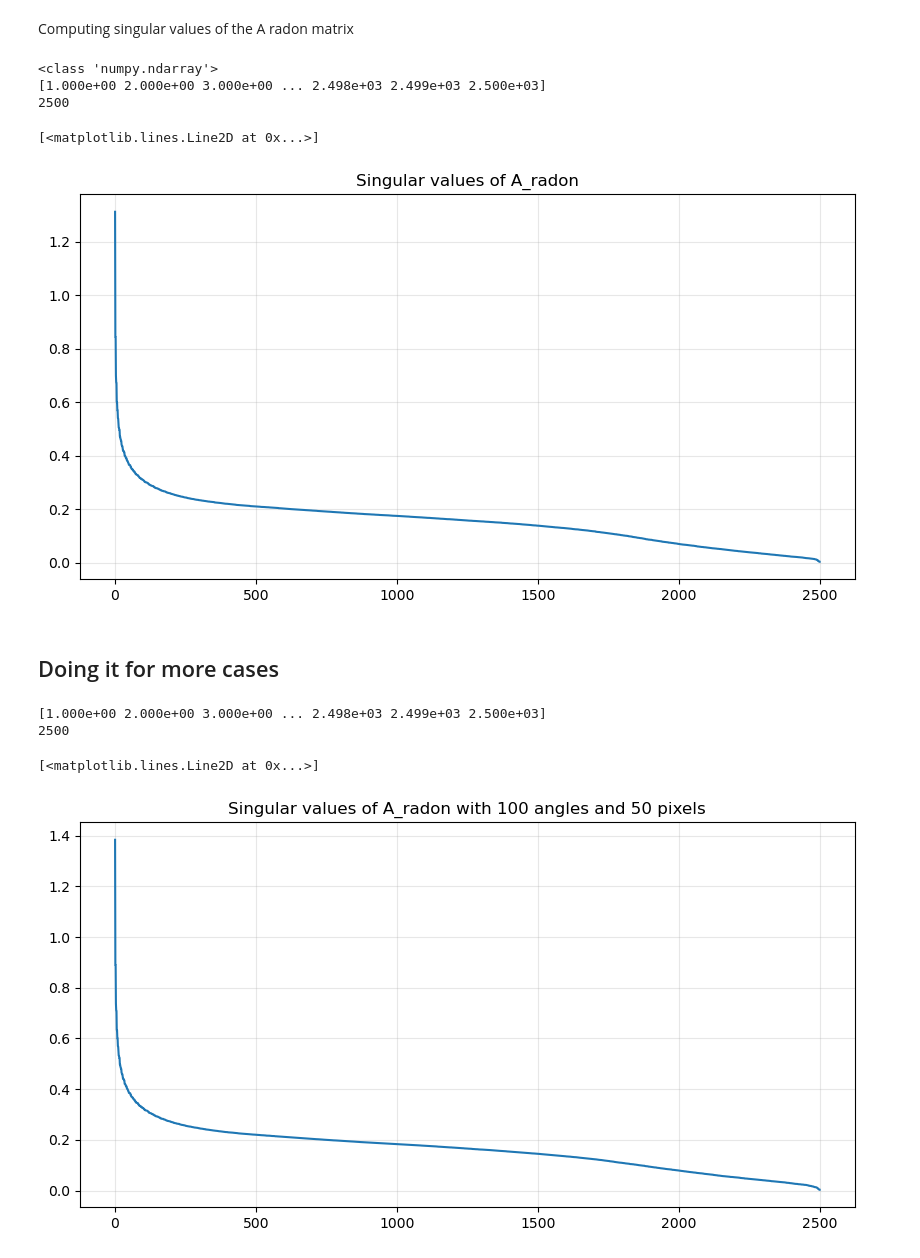
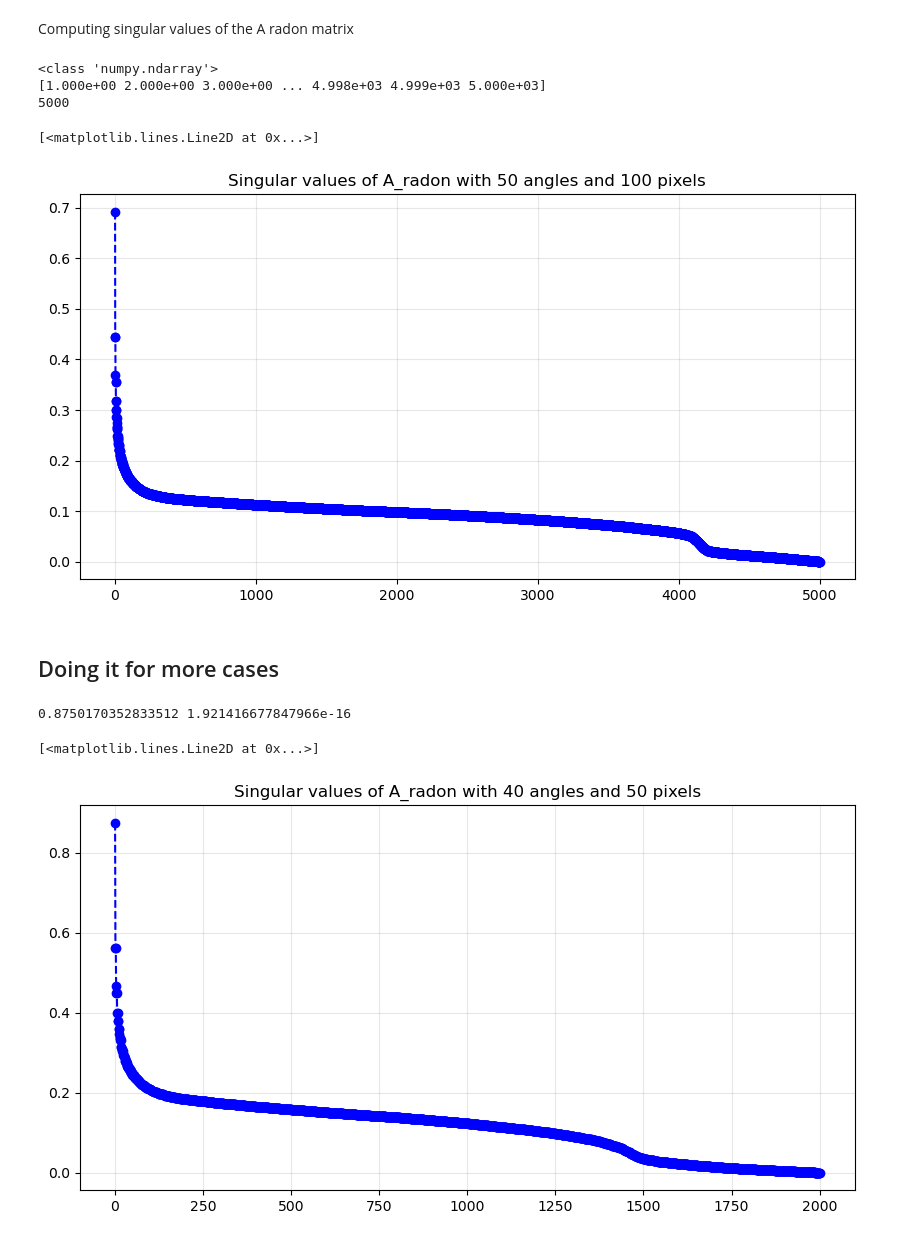
Before and after one commit to FemkeFJF/CIL-Demos, a Jupyter notebook: Femke/explicit_radonmatrix.ipynb, the cells around one changed output. Drawn from its saved outputs; the diff is of its cells as text; code cells hidden in the pictures.

```diff
--- a/Femke/explicit_radonmatrix.ipynb
+++ b/Femke/explicit_radonmatrix.ipynb
@@ -16,8 +16,8 @@ import matplotlib.pyplot as plt
 ## Setting defaults and finding A from phantom data
 # %%
 # number of pixels and angles
-n_pixels = 50
-n_angles = 90
+n_pixels = 100
+n_angles = 50
 
 # other input
 cmap = 'rainbow'
@@ -113,13 +112,13 @@ print(length)
 plt.figure(figsize=(10,5))
 plt.title(f'Singular values of A_radon with {n_angles} angles and {n_pixels} pixels')
 plt.grid(alpha =0.3)
-plt.plot(x, sing_values)
+plt.plot(x, sing_values, '--bo')
 # %% [output]
 <class 'numpy.ndarray'>
-[1.000e+00 2.000e+00 3.000e+00 ... 2.498e+03 2.499e+03 2.500e+03]
-2500
+[1.000e+00 2.000e+00 3.000e+00 ... 4.998e+03 4.999e+03 5.000e+03]
+5000
 [<matplotlib.lines.Line2D at 0x...>]
-[figure, old version]
+[figure, new version]
 # %% [markdown]
 ## Doing it for more cases
 # %%
@@ -175,21 +174,19 @@ def compute_cond(n_angles, n_pixels):
 
     return cond_number, sing_vals
 # %%
-n_angles = 100
+n_angles = 40
 n_pixels = 50
 
 sing_vals = compute_cond(n_angles, n_pixels)[1]
 length = sing_vals.size
 x = np.linspace(1, length, length)
-print(x)
-print(length)
+print(sing_vals[0], sing_vals[-1])
 
 plt.figure(figsize=(10,5))
 plt.title(f'Singular values of A_radon with {n_angles} angles and {n_pixels} pixels')
 plt.grid(alpha =0.3)
-plt.plot(x, sing_vals)
+plt.plot(x, sing_vals, '--bo')
 # %% [output]
-[1.000e+00 2.000e+00 3.000e+00 ... 2.498e+03 2.499e+03 2.500e+03]
-2500
+0.8750170352833512 1.921416677847966e-16
 [<matplotlib.lines.Line2D at 0x...>]
-[figure, old version]
+[figure, new version]
```
Also changed, not shown: parts of 5 cells of this notebook.
